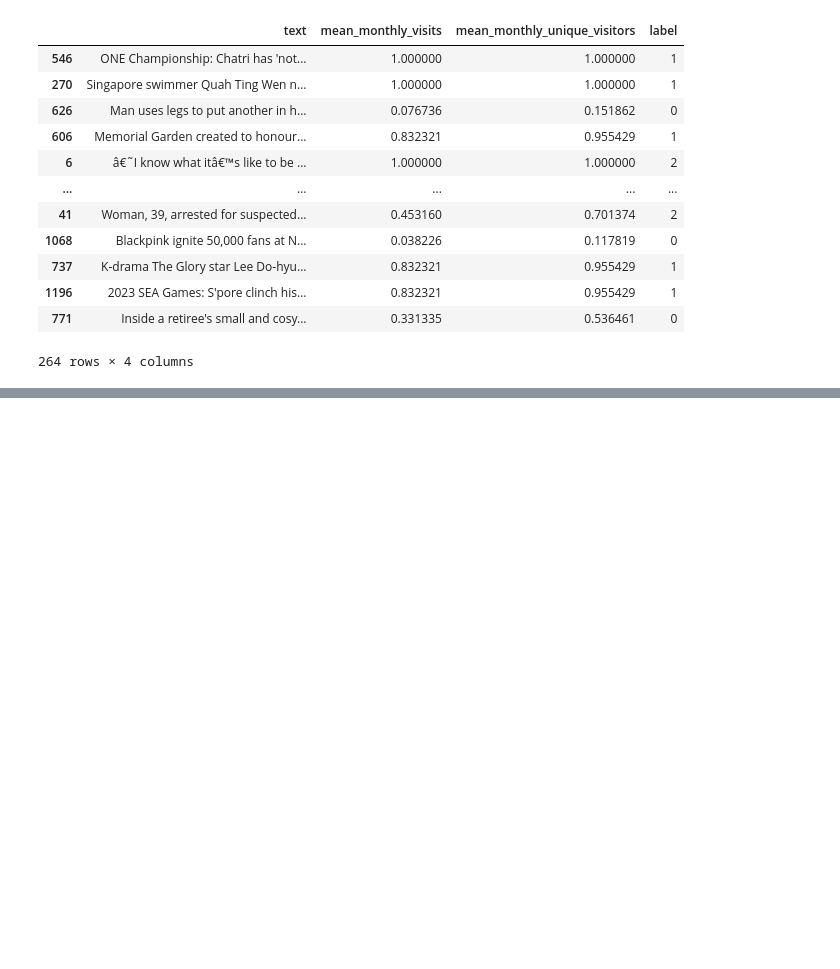
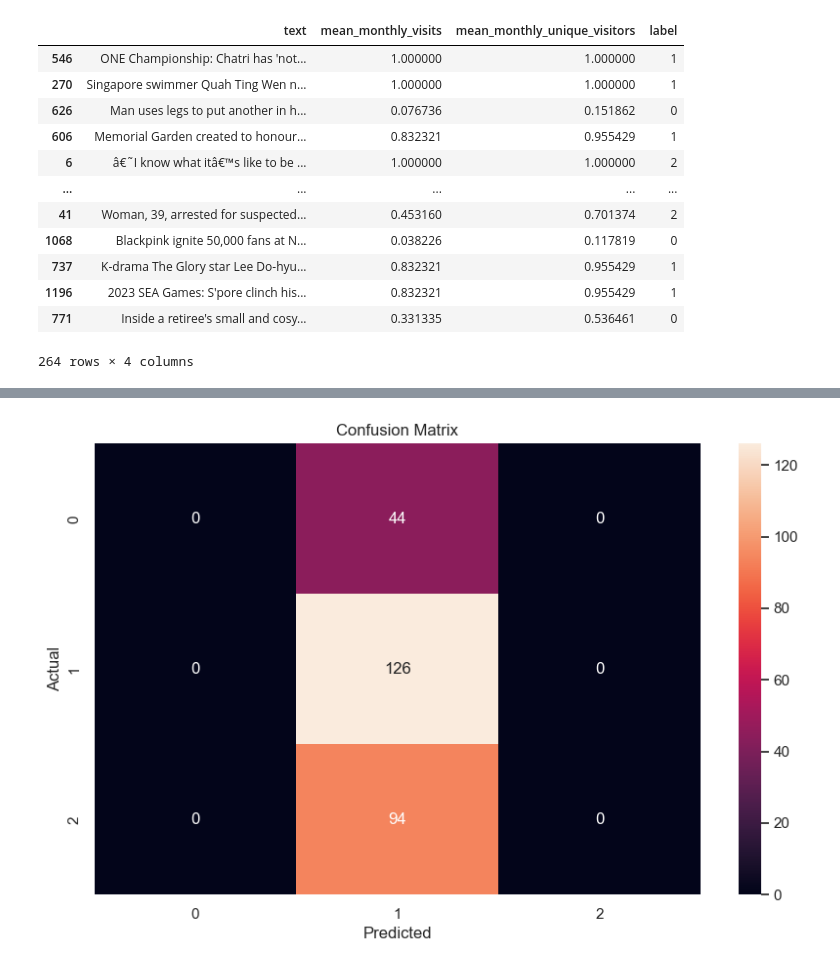
Before and after one commit to xeonkai/news_matching, a Jupyter notebook: traction-analytics/traction_analytics.ipynb, the cells around one changed output, grey strips where cells are left out. Saved outputs shown, nothing was run; the diff lists cells and outputs as text; code cells hidden in the pictures; blank space fills up the shorter version.

```diff
--- a/traction-analytics/traction_analytics.ipynb
+++ b/traction-analytics/traction_analytics.ipynb
@@ -1231 +1423,5 @@ plot_confusion_matrix(test_y_m3, pred_y_m3)
+# %%
+plot_confusion_matrix(test_y_m4, pred_y_m4)
+# %% [output]
+[figure, added]
 # %% [markdown]
```
Also changed, not shown: parts of 26 cells of this notebook.
